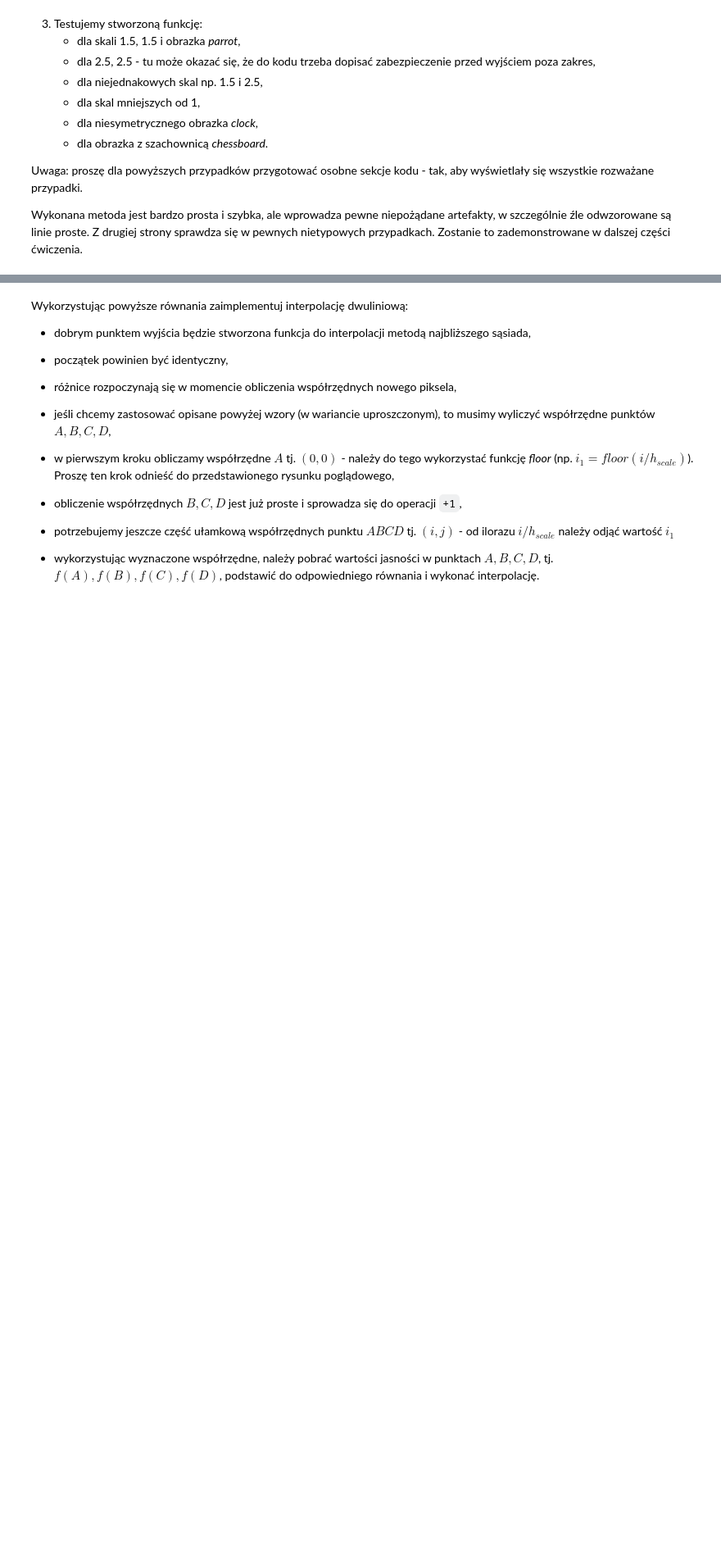
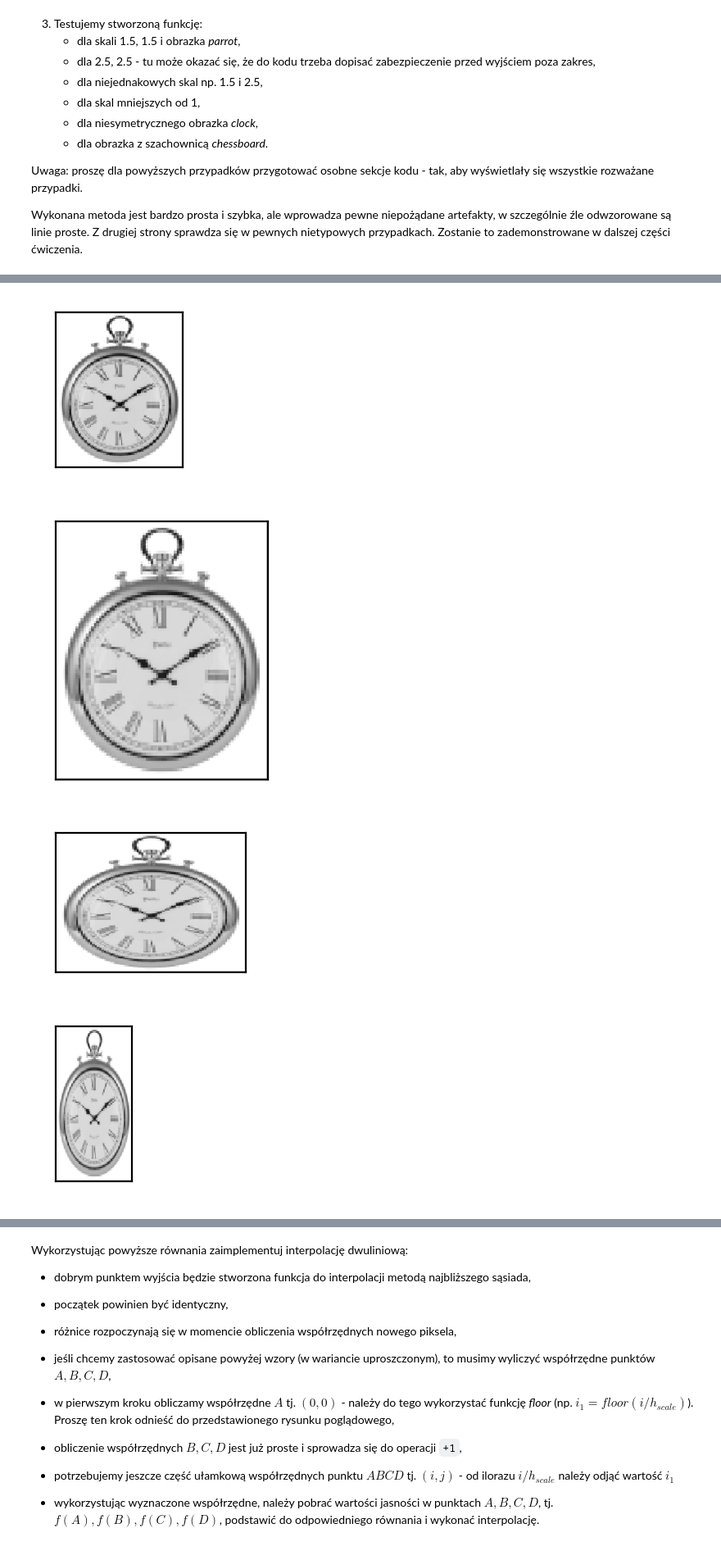
Before and after one commit to tostafin/image-processing-basics-labs, a Jupyter notebook: lab5/05_resolution.ipynb, the cells around one changed output, grey strips where cells are left out. Shown at 82% size. Saved outputs shown, nothing was run; the diff lists cells and outputs as text; code cells hidden in the pictures; blank space fills up the shorter version.

```diff
--- a/lab5/05_resolution.ipynb
+++ b/lab5/05_resolution.ipynb
@@ -144,0 +145,8 @@ interpolation_nearest_neighbor(chessboard, 5.5, 5.5)
+# %%
+clock = cv2.cvtColor(cv2.imread('clock.bmp'), cv2.COLOR_BGR2GRAY)
+test_interpolation_function(interpolation_nearest_neighbor, clock)
+# %% [output]
+[figure, added]
+[figure, added]
+[figure, added]
+[figure, added]
```
Also changed, not shown: parts of 18 cells of this notebook, 1 other file.
